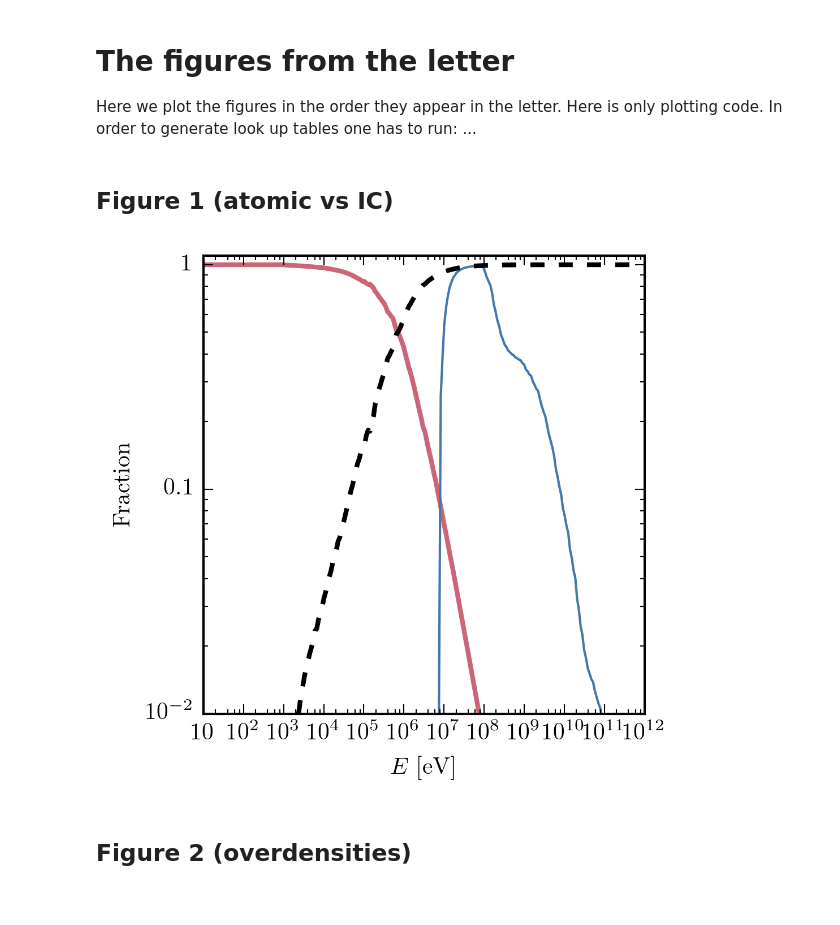
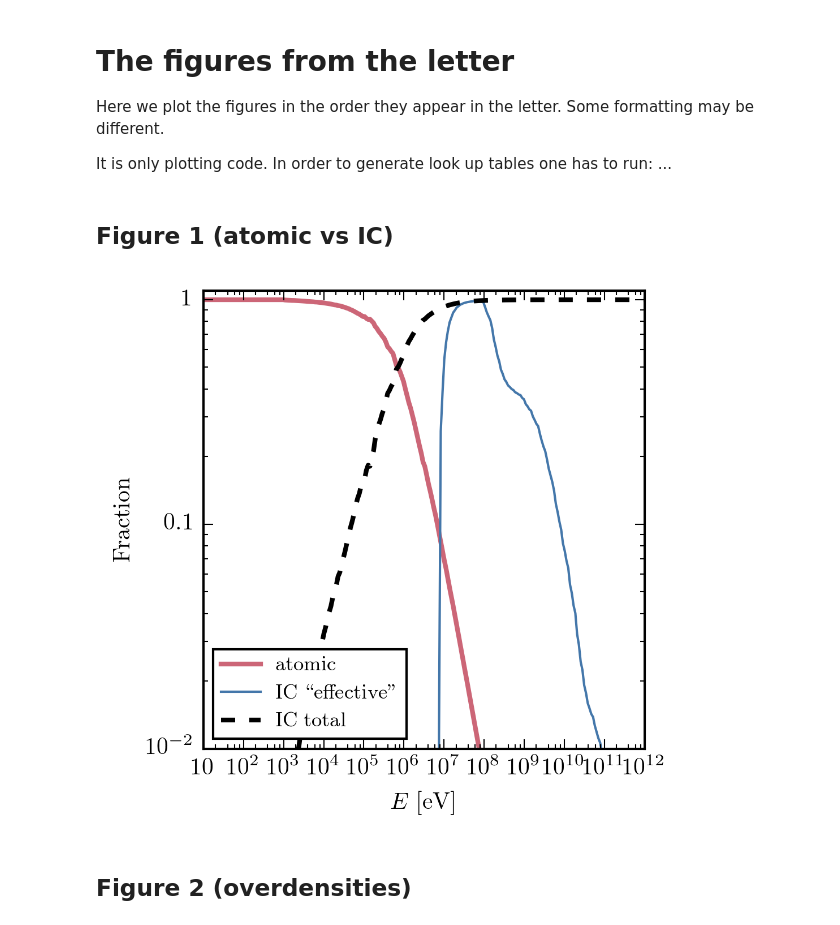
Before and after one commit to akaurov/radiator, a Jupyter notebook: paper_figures.ipynb, the cells around one changed output. Cells and saved outputs as stored; diff of their text form; code cells hidden in the pictures.

```diff
--- a/paper_figures.ipynb
+++ b/paper_figures.ipynb
@@ -1,6 +1,8 @@
 # %% [markdown]
 # The figures from the letter
-Here we plot the figures in the order they appear in the letter. Here is only plotting code. In order to generate look up tables one has to run:
+Here we plot the figures in the order they appear in the letter. Some formatting may be different.
+
+It is only plotting code. In order to generate look up tables one has to run:
 ...
 # %%
 # importing all necessary things
@@ -67,24 +69,32 @@ results, channels = calculate_channels_fractions(data)
 # %%
 # Making figure, which shows the 'effective' fraction of energy.
 
-plt.plot(E0_list, channels['atomic'], '-k', color=mpl.rcParams['axes.color_cycle'][0])
+plt.plot(E0_list, channels['atomic'], '-',
+         color=mpl.rcParams['axes.color_cycle'][0],
+         label=r"$\mathrm{atomic}$")
+plt.plot(E0_list, results['IC']*(channels['IC_H'] + channels['IC_He']), '-',
+         color=mpl.rcParams['axes.color_cycle'][2],
+         lw=1,
+         label=r'$\mathrm{IC\;``effective"}$')
+plt.plot(E0_list, results['IC'], '--k',
+         label=r"$\mathrm{IC\;total}$")
+
 # plt.plot(E0_list, channels['IC_soft'], '--k')
 # plt.plot(E0_list, results[:, 0])
 # plt.plot(E0_list, results[:, 4], '-k')
-plt.plot(E0_list, results['IC']*(channels['IC_H'] + channels['IC_He']), '-k', color=mpl.rcParams['axes.color_cycle'][2],lw=1)
-plt.plot(E0_list, results['IC'], '--k')
 
 plt.xscale('log')
 plt.yscale('log')
 plt.ylim([0.01,1.1])
 fixlogax(plt.gca(), 'x')
 fixlogax(plt.gca(), 'y')
 plt.xlabel(r'$E\;\mathrm{[eV]}$')
 plt.ylabel(r'$\mathrm{Fraction}$')
+plt.legend(loc=3)
 
 plt.savefig('channels.pdf')
 # %% [output]
-[figure, old version]
+[figure, new version]
 # %% [markdown]
 ## Figure 2 (overdensities)
 # %%
```
Also changed, not shown: parts of 3 cells of this notebook, 2 other files.
